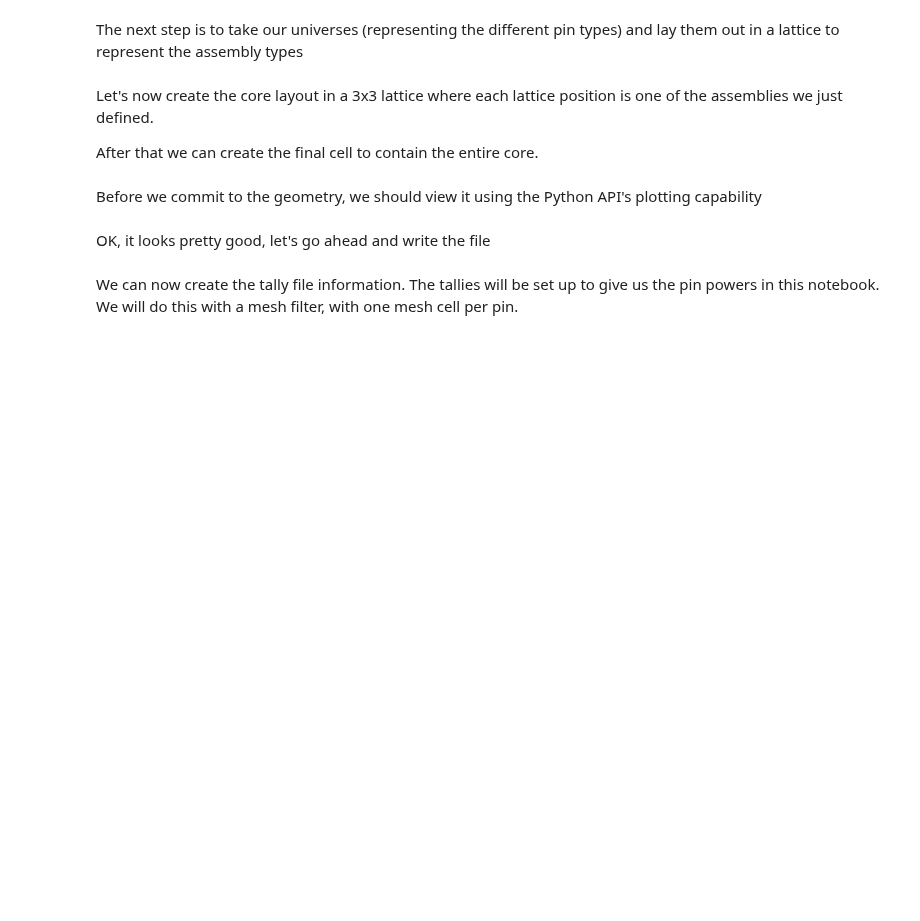
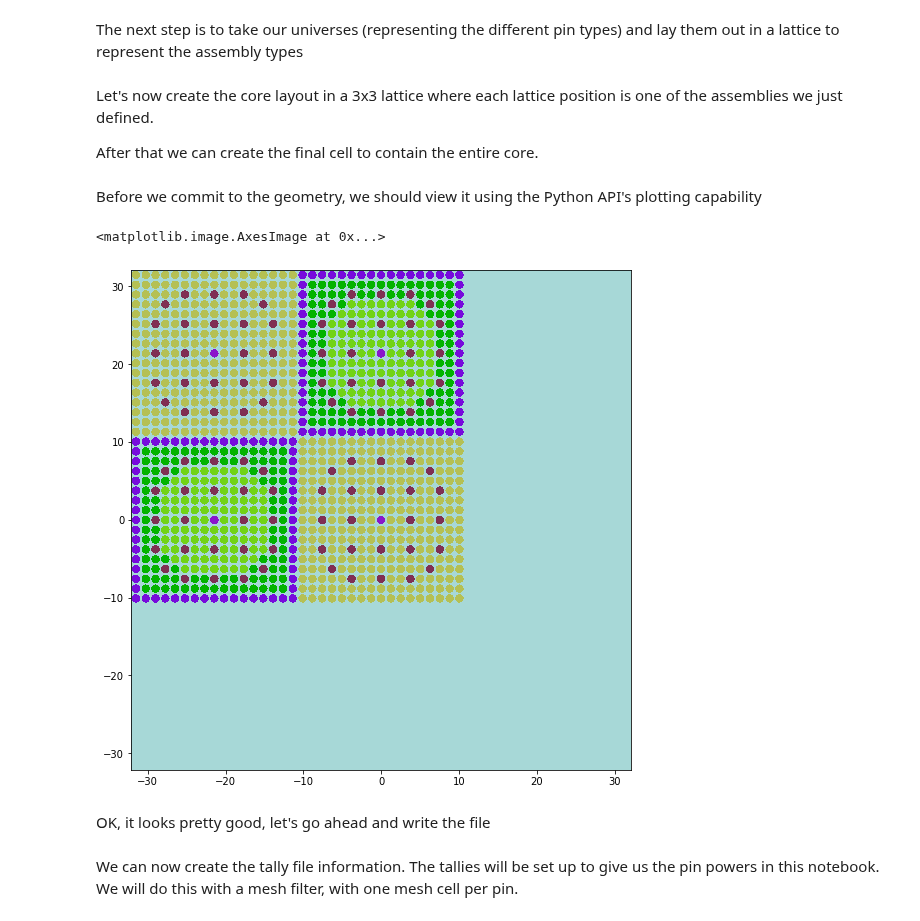
Before and after one commit to openmc-dev/openmc-notebooks, a Jupyter notebook: mg-mode-part-i.ipynb, the cells around one changed output. Saved outputs shown, nothing was run; the diff lists cells and outputs as text; code cells hidden in the pictures; blank space fills up the shorter version.

```diff
--- a/mg-mode-part-i.ipynb
+++ b/mg-mode-part-i.ipynb
@@ -251,8 +251,13 @@ root_universe.add_cell(root_cell)
 # %% [markdown]
 Before we commit to the geometry, we should view it using the Python API's plotting capability
 # %%
+# set the mgxs environment variable for plotting, use openmc.config in the future
+os.environ['OPENMC_MG_CROSS_SECTIONS'] = os.getcwd() + '/c5g7.h5'
 root_universe.plot(origin=(0., 0., 0.), width=(3 * 21.42, 3 * 21.42), pixels=(500, 500),
                    color_by='material')
+# %% [output]
+<matplotlib.image.AxesImage at 0x...>
+[figure, added]
 # %% [markdown]
 OK, it looks pretty good, let's go ahead and write the file
 # %%
```
Also changed, not shown: 10 other files.
